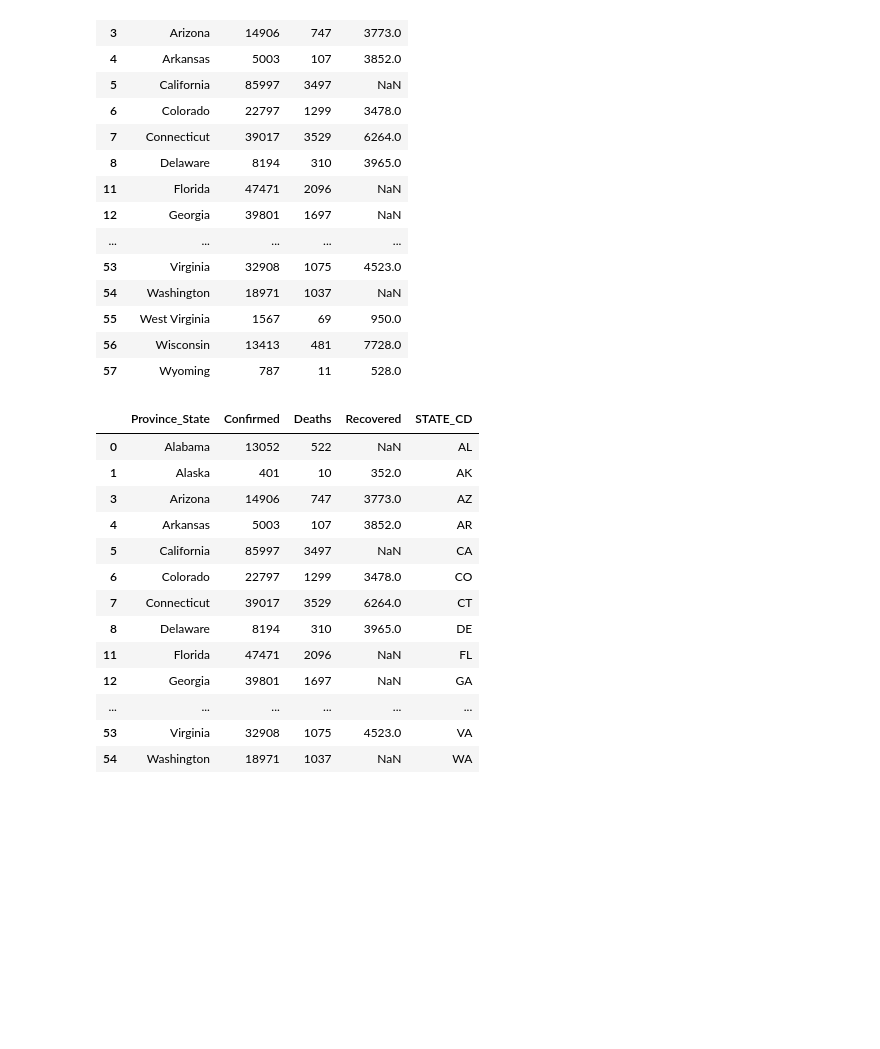
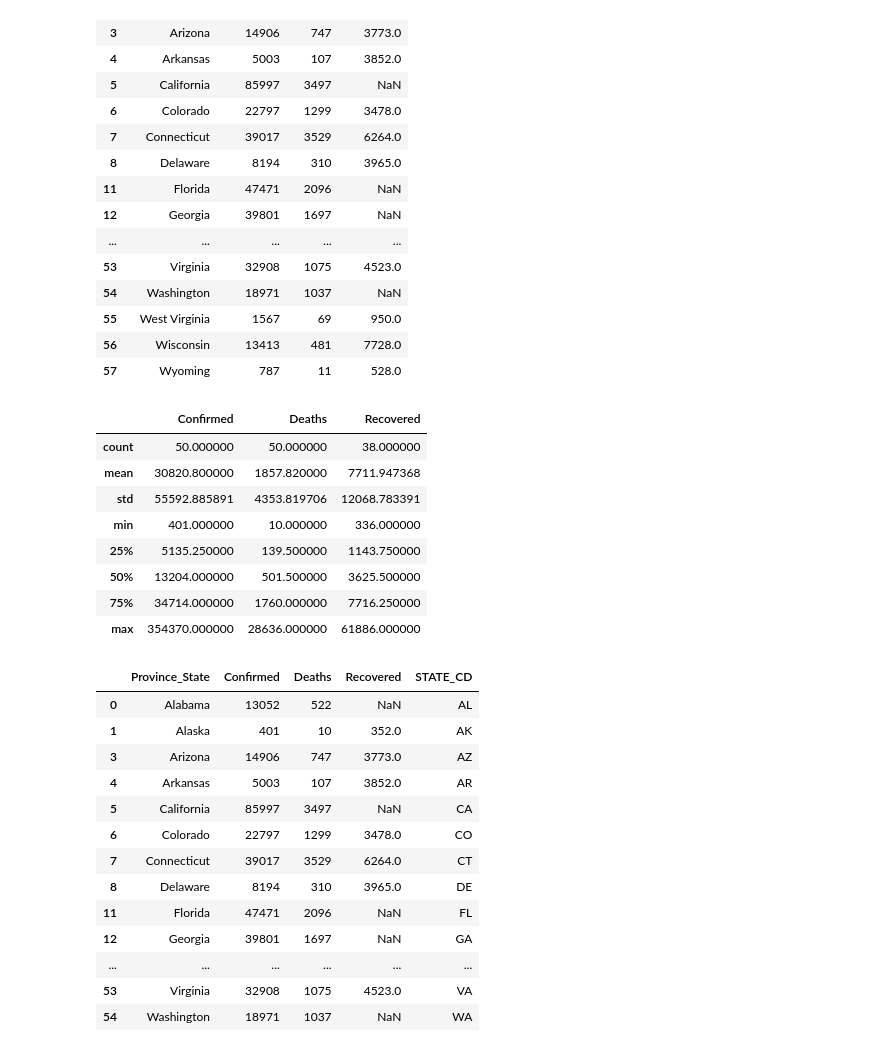
Before and after one commit to Keenal/COVID-19, a Jupyter notebook: Data_analytics_covid_19.ipynb, the cells around one changed output. Drawn from its saved outputs; the diff is of its cells as text; code cells hidden in the pictures; blank space fills up the shorter version.

```diff
--- a/Data_analytics_covid_19.ipynb
+++ b/Data_analytics_covid_19.ipynb
@@ -173,6 +200,19 @@ covid_states
 | 55 | West Virginia | 1567 | 69 | 950.0 |
 | 56 | Wisconsin | 13413 | 481 | 7728.0 |
 | 57 | Wyoming | 787 | 11 | 528.0 |
+# %%
+#shows the stats for confirmed, deaths and recovered all over US states
+covid_states.describe()
+# %% [output]
+|  | Confirmed | Deaths | Recovered |
+| count | 50.000000 | 50.000000 | 38.000000 |
+| mean | 30820.800000 | 1857.820000 | 7711.947368 |
+| std | 55592.885891 | 4353.819706 | 12068.783391 |
+| min | 401.000000 | 10.000000 | 336.000000 |
+| 25% | 5135.250000 | 139.500000 | 1143.750000 |
+| 50% | 13204.000000 | 501.500000 | 3625.500000 |
+| 75% | 34714.000000 | 1760.000000 | 7716.250000 |
+| max | 354370.000000 | 28636.000000 | 61886.000000 |
 # %%
 def convert_state_name(name):
     cd=str(name)
```
Also changed, not shown: parts of 6 cells of this notebook, 1 other file.
